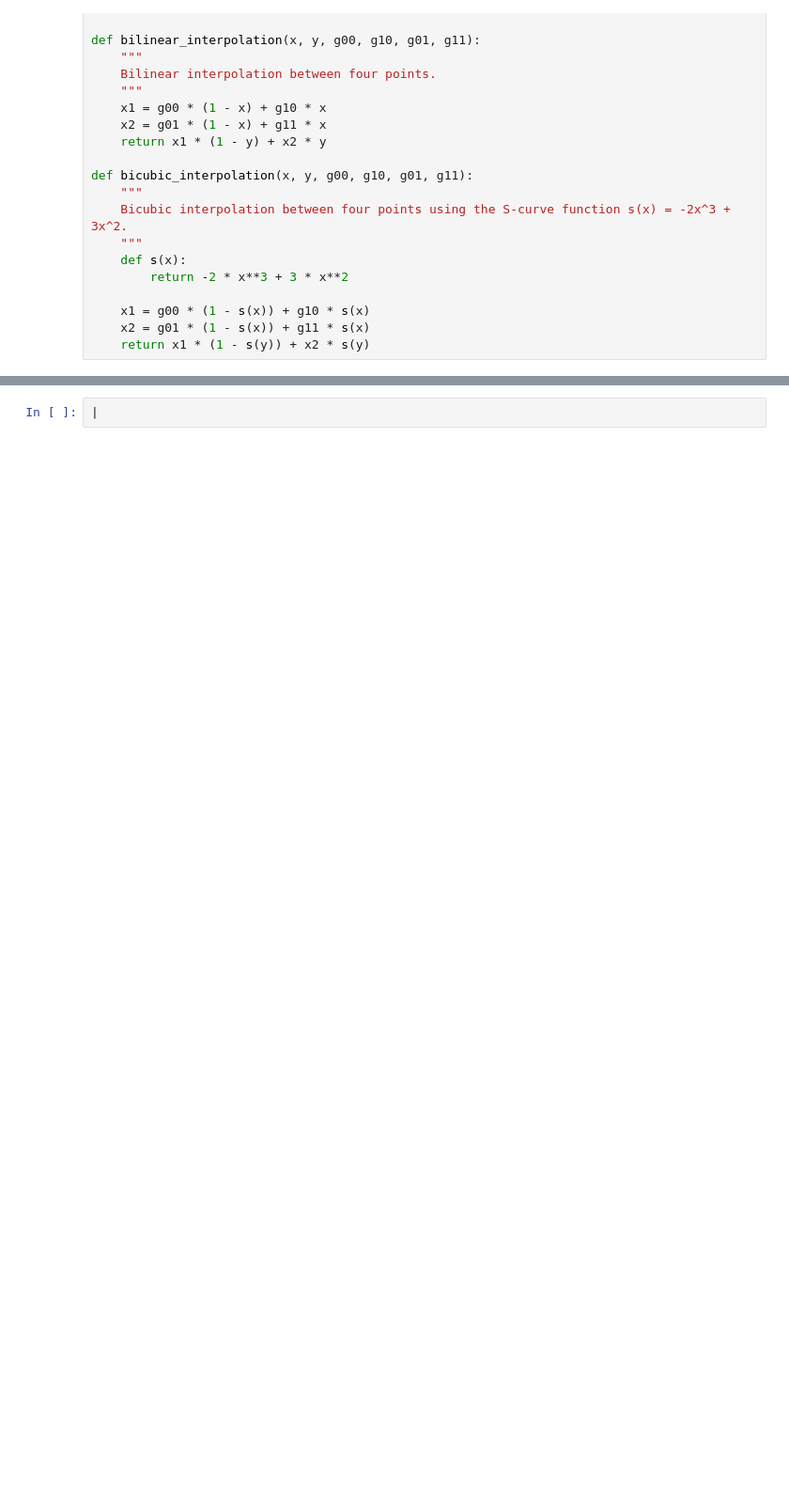
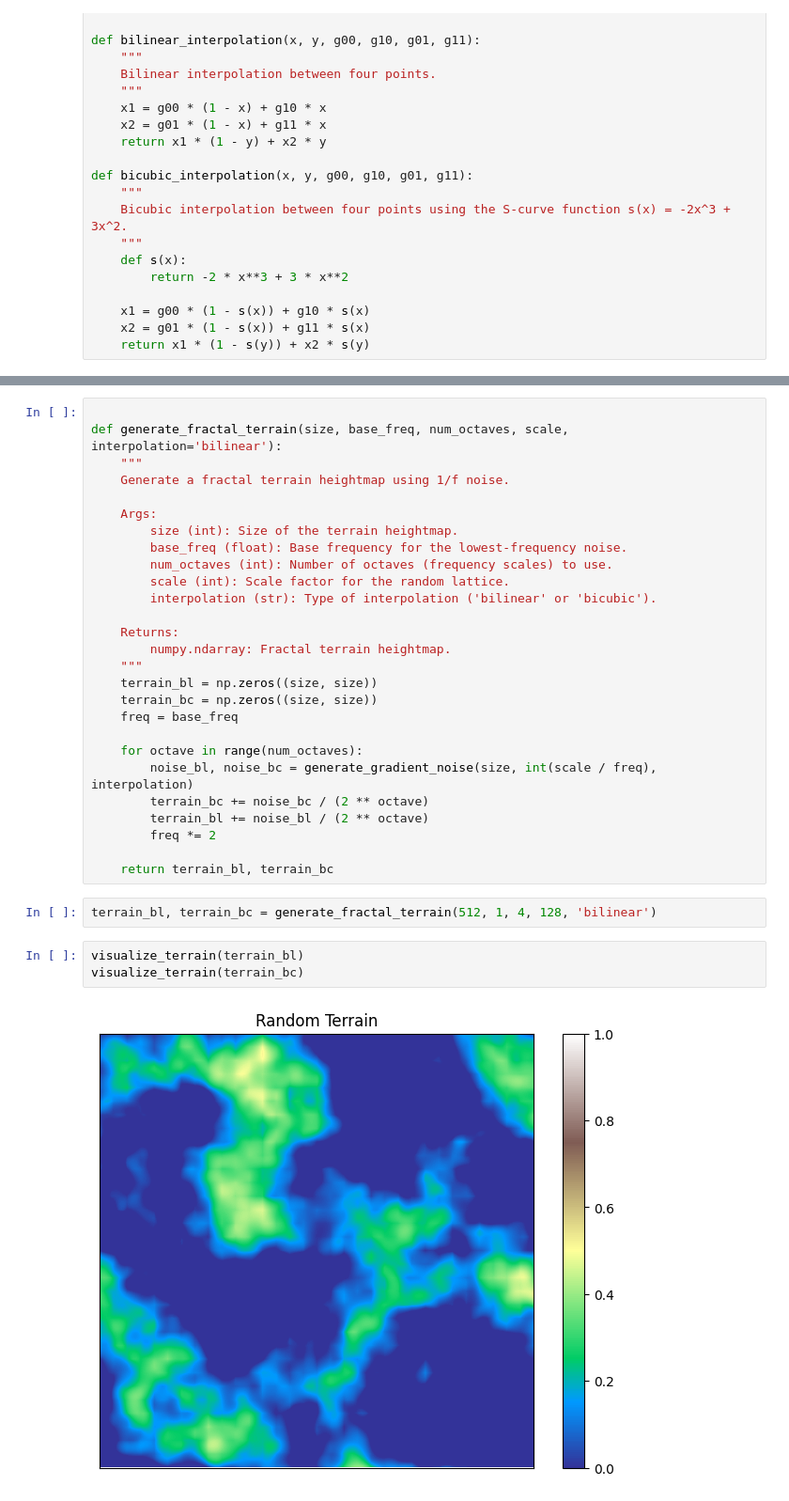
Before and after one commit to parsadaj/random-terrain-generation, a Jupyter notebook: main.ipynb, the cells around one changed output, grey strips where cells are left out. Shown at 94% size. Drawn from its saved outputs; the diff is of its cells as text; blank space fills up the shorter version.

```diff
--- a/main.ipynb
+++ b/main.ipynb
@@ -101,2 +99,34 @@ visualize_3d_terrain(terrain_bq, cmap='terrain', elev=45, azim=45)
-# %%
-|
+# %%
+
+def generate_fractal_terrain(size, base_freq, num_octaves, scale, interpolation='bilinear'):
+    """
+    Generate a fractal terrain heightmap using 1/f noise.
+
+    Args:
+        size (int): Size of the terrain heightmap.
+        base_freq (float): Base frequency for the lowest-frequency noise.
+        num_octaves (int): Number of octaves (frequency scales) to use.
+        scale (int): Scale factor for the random lattice.
+        interpolation (str): Type of interpolation ('bilinear' or 'bicubic').
+
+    Returns:
+        numpy.ndarray: Fractal terrain heightmap.
+    """
+    terrain_bl = np.zeros((size, size))
+    terrain_bc = np.zeros((size, size))
+    freq = base_freq
+
+    for octave in range(num_octaves):
+        noise_bl, noise_bc = generate_gradient_noise(size, int(scale / freq), interpolation)
+        terrain_bc += noise_bc / (2 ** octave)
+        terrain_bl += noise_bl / (2 ** octave)
+        freq *= 2
+
+    return terrain_bl, terrain_bc
+# %%
+terrain_bl, terrain_bc = generate_fractal_terrain(512, 1, 4, 128, 'bilinear')
+# %%
+visualize_terrain(terrain_bl)
+visualize_terrain(terrain_bc)
+# %% [output]
+[figure, added]
```
Also changed, not shown: parts of 4 cells of this notebook.
